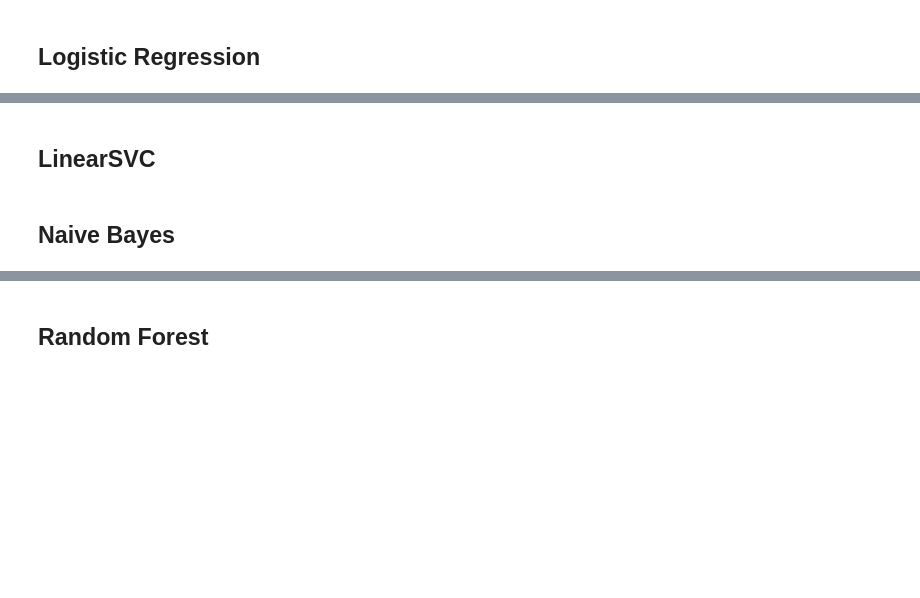
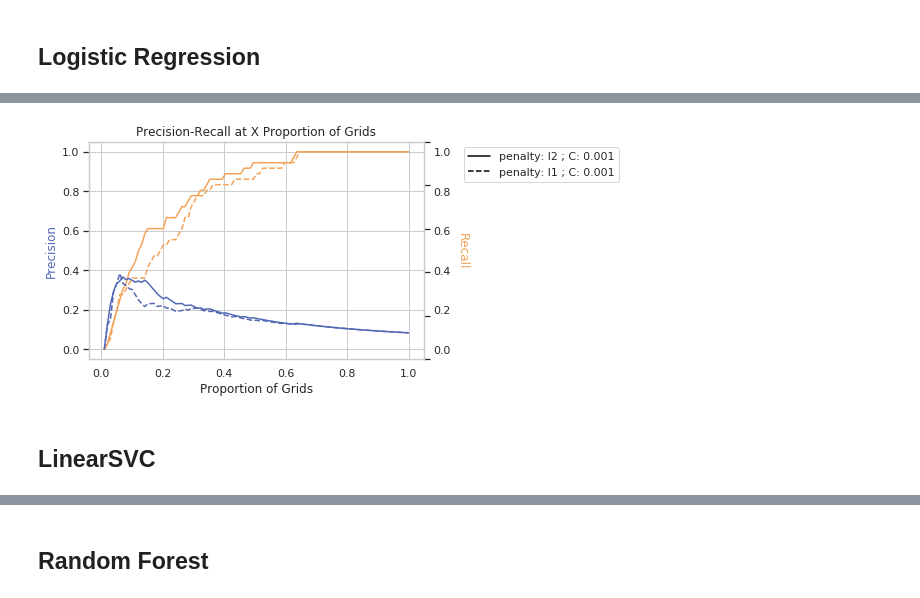
Before and after one commit to thinkingmachines/geoai-immap, a Jupyter notebook: notebooks/03_Model_Optimization.ipynb, the cells around one changed output, grey strips where cells are left out. Cells and saved outputs as stored; diff of their text form; code cells hidden in the pictures; blank space fills up the shorter version.

```diff
--- a/notebooks/03_Model_Optimization.ipynb
+++ b/notebooks/03_Model_Optimization.ipynb
@@ -124,0 +125,4 @@ Wall time: 33min 36s
+# %%
+model_utils.plot_precision_recall(lr_results['grid_metrics'], labels=lr_results['labels'], level='grid')
+# %% [output]
+[figure, added]
@@ -139,2 +133,0 @@ lsvc_results_grid.to_csv(output_dir+'{}_linear_svm_grids.csv'.format(version), i
-# %% [markdown]
-## Naive Bayes
```
Also changed, not shown: parts of 19 cells of this notebook, 2 other files.
